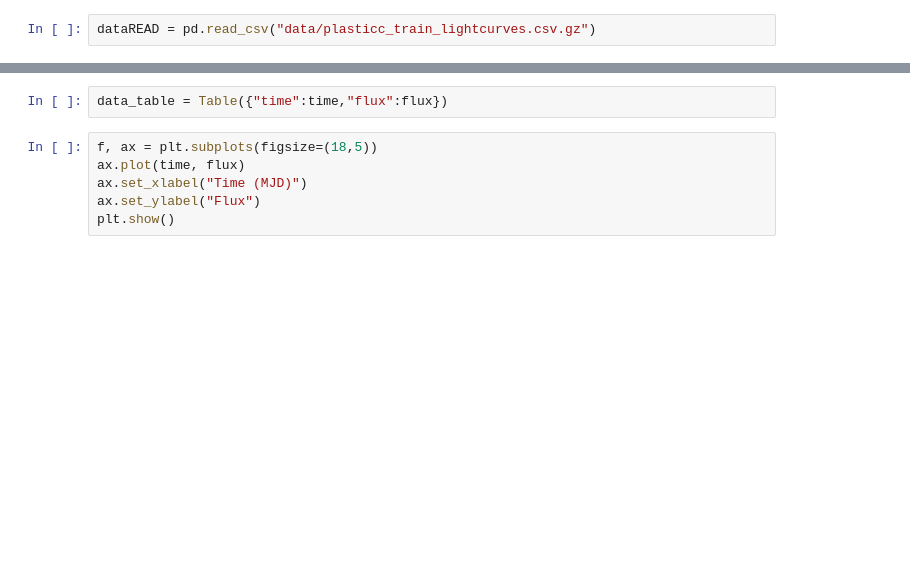
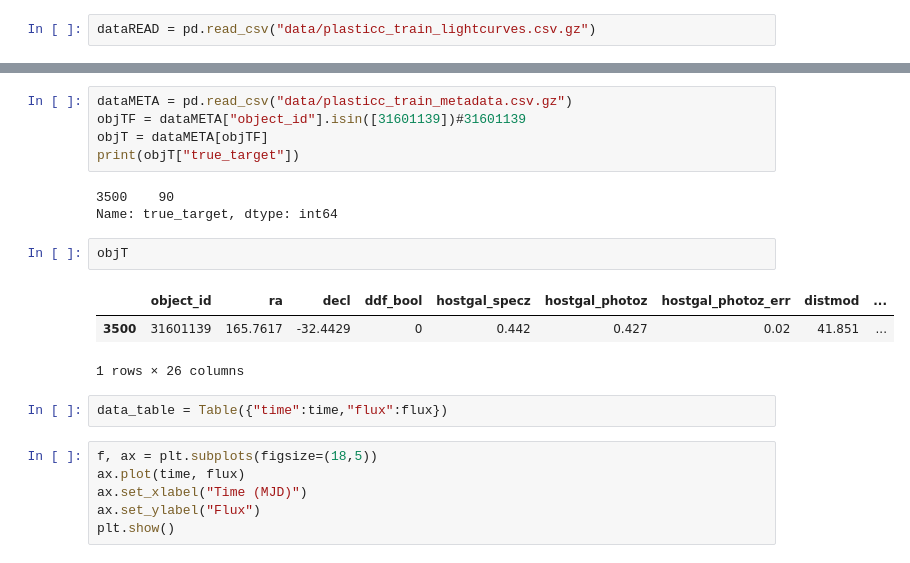
Before and after one commit to fedhere/LSSTsound, a Jupyter notebook: sonifyPLAsTiCC.ipynb, the cells around one changed output, grey strips where cells are left out. Cells and saved outputs as stored; diff of their text form; blank space fills up the shorter version.

```diff
--- a/sonifyPLAsTiCC.ipynb
+++ b/sonifyPLAsTiCC.ipynb
@@ -30,3 +97,17 @@ obj1DATA
+# %%
+dataMETA = pd.read_csv("data/plasticc_train_metadata.csv.gz")
+objTF = dataMETA["object_id"].isin([31601139])#31601139
+objT = dataMETA[objTF]
+print(objT["true_target"])
+# %% [output]
+3500    90
+Name: true_target, dtype: int64
+# %%
+objT
+# %% [output]
+|  | object_id | ra | decl | ddf_bool | hostgal_specz | hostgal_photoz | hostgal_photoz_err | distmod | ... |
+| 3500 | 31601139 | 165.7617 | -32.4429 | 0 | 0.442 | 0.427 | 0.02 | 41.851 | ... |
+1 rows × 26 columns
 # %%
 data_table = Table({"time":time,"flux":flux})
 # %%
```
Also changed, not shown: parts of 23 cells of this notebook.
